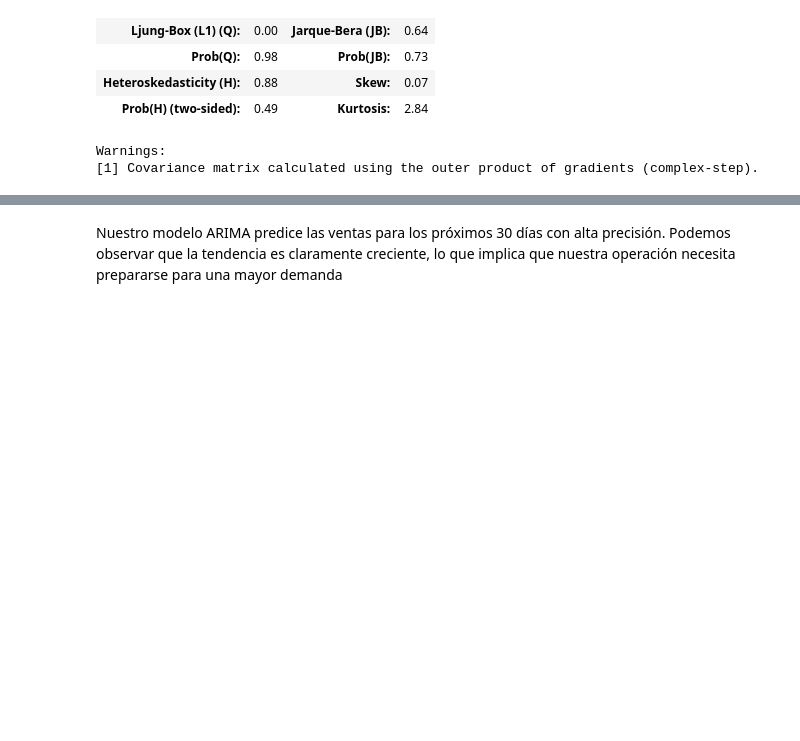
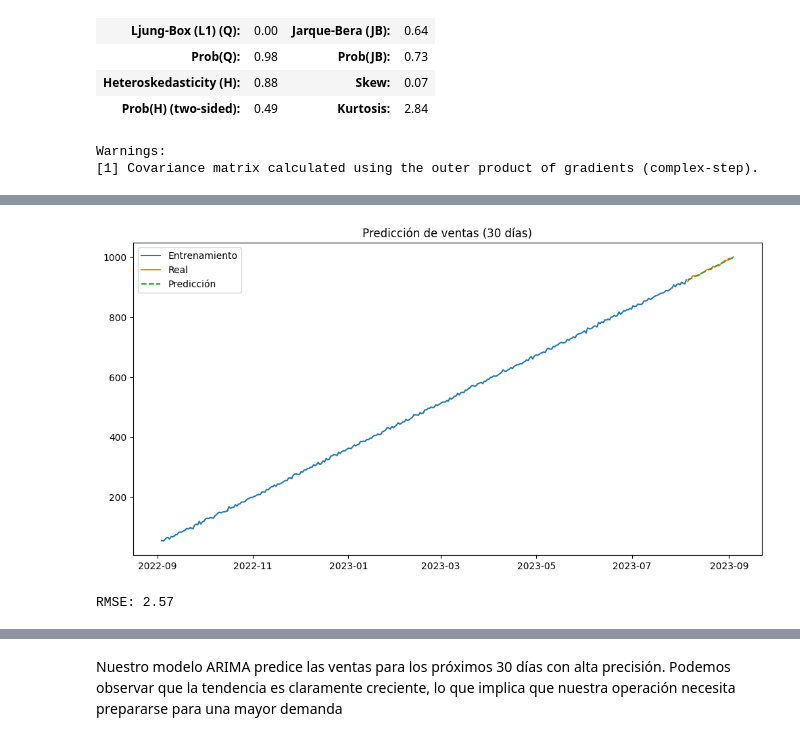
Before and after one commit to bartowen/serie_de_tiempo_alternativo, a Jupyter notebook: src/explore.ipynb, the cells around one changed output, grey strips where cells are left out. Drawn from its saved outputs; the diff is of its cells as text; code cells hidden in the pictures; blank space fills up the shorter version.

```diff
--- a/src/explore.ipynb
+++ b/src/explore.ipynb
@@ -189,0 +198,6 @@ Warnings:
+# %%
+# Vamos a probar con estacionalidad y mejorar la tendencia
+model_1 = ARIMA(train, order=(1, 1, 2))
+model_fit_1 = model_1.fit()
+
+print(model_fit_1.summary())
@@ -189,0 +222,24 @@ Warnings:
+# %%
+forecast_1 = model_fit_1.forecast(steps=30)
+forecast.index = test.index  # Alinear con las fechas reales
+
+plt.figure(figsize=(12, 6))
+plt.plot(train, label='Entrenamiento')
+plt.plot(test, label='Real')
+plt.plot(forecast_1, label='Predicción', linestyle='--')
+plt.title('Predicción de ventas (30 días)')
+plt.legend()
+plt.show()
+# %% [output]
+[figure, added]
+# %%
+# Metrica Modelo_1
+
+from sklearn.metrics import mean_squared_error
+import numpy as np
+
+# Calcular RMSE entre valores reales y predichos
+rmse = np.sqrt(mean_squared_error(test, forecast_1))
+print(f"RMSE: {rmse:.2f}")
+# %% [output]
+RMSE: 2.57
```
Also changed, not shown: parts of 10 cells of this notebook.
